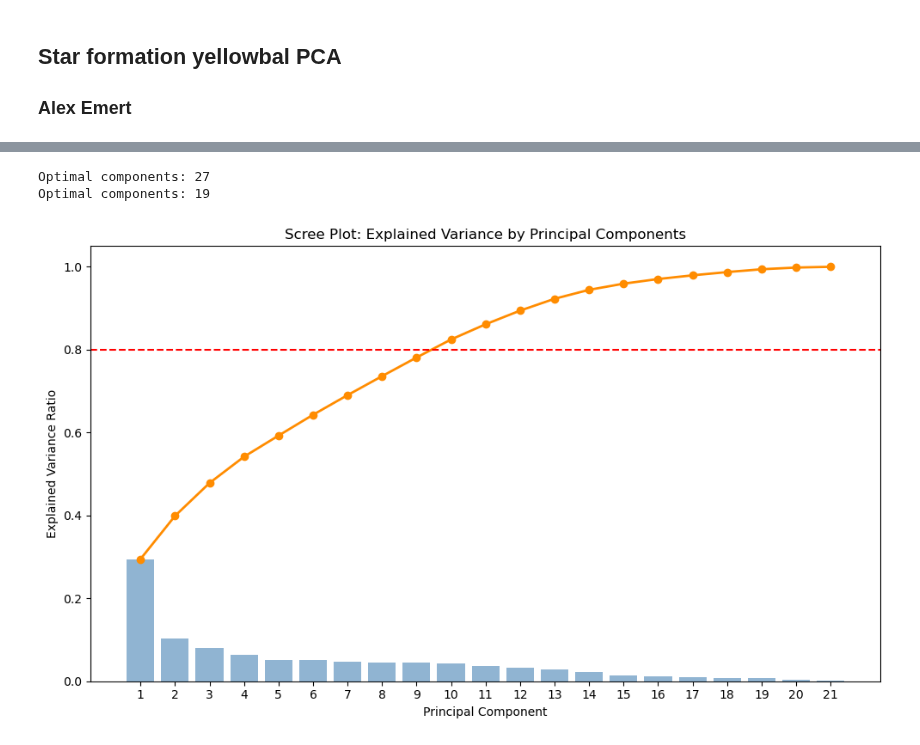
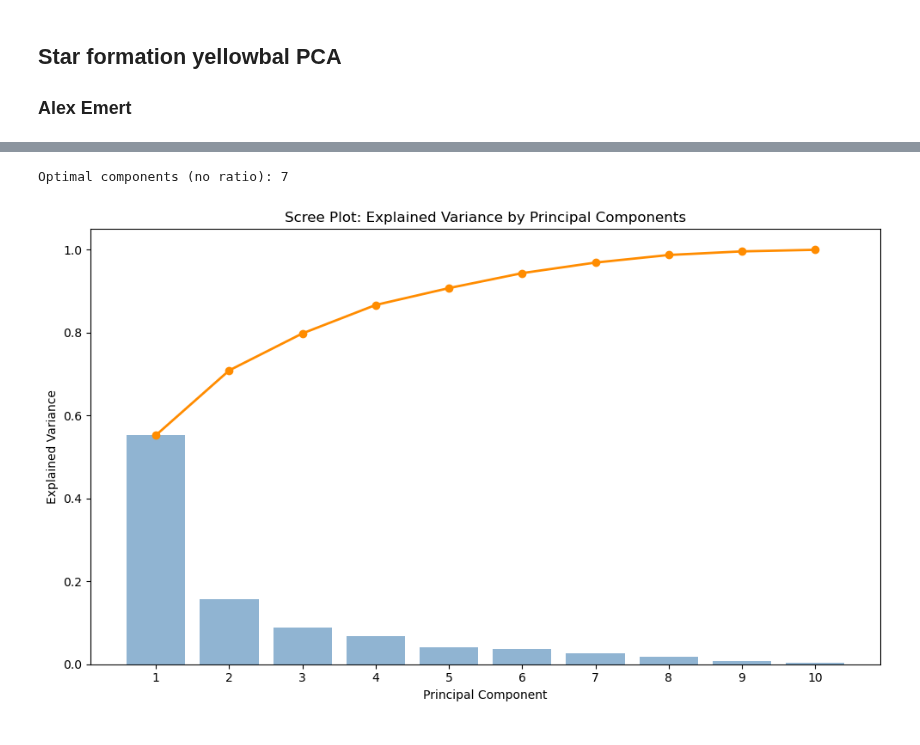
Before and after one commit to AlexEmert/Star-Formation-Research-Project-2026, a Jupyter notebook: scratch/PCA/pca-exploration.ipynb, the cells around one changed output, grey strips where cells are left out. Saved outputs shown, nothing was run; the diff lists cells and outputs as text; code cells hidden in the pictures.

```diff
--- a/scratch/PCA/pca-exploration.ipynb
+++ b/scratch/PCA/pca-exploration.ipynb
@@ -21,6 +22,6 @@ from sklearn import set_config
 set_config(transform_output="pandas")
 # %%
 phot = pd.read_csv(here("data/cleaned", "MIRION_cleaned_everything.csv"))
-phot=phot.drop(columns=['LRATIO', 'T_BOL', 'LM', 'L_BOL', 'MASS', 'DIAM', 'SURF_DENS', 'YB', 'TEMP'])
+phot=phot.drop(columns=['YB'])
 print(phot.head())
 # %% [output]
@@ -44,28 +45,14 @@ print(phot.head())
 # %%
-pca_preproc = Pipeline([
+flux_cols = ['F8', 'F12', 'F24', 'F70', 'F160', 'F250', 'F350', 'F500', 'F870', 'F1100']
+flux_cols = flux_cols[::-1]
+pca_pipe = Pipeline([
     ('impute', SimpleImputer(strategy='mean')),
-    ('scale', StandardScaler())
+    ('scale', StandardScaler()),
+    ('pca', PCA())
 ])
 
-pca_preproc_ratio = Pipeline([
-    ('impute', SimpleImputer(strategy='mean')),
-    ('ratio', RatioGenerator(cols=['F1100', 'F870', 'F500', 'F350', 'F250', 'F160', 'F70', 'F24', 'F12', 'F8'])),
-    ('scale', StandardScaler())
-])
+pca_preprocessor = ColumnTransformer([
+    ('pca_pipe', pca_pipe, flux_cols)
+], remainder='passthrough')
 
-pca_preproc_log = Pipeline([
-    ('impute', SimpleImputer(strategy='mean')),
-    ('ratio', RatioGenerator(cols=['F1100', 'F870', 'F500', 'F350', 'F250', 'F160', 'F70', 'F24', 'F12', 'F8'])),
-    ('log', ColumnTransformer([('log_ratio', FunctionTransformer(func=np.log), ['F1100_over_F870', 'F1100_over_F500', 'F1100_over_F350', 'F1100_over_F250', 'F1100_over_F160', 'F1100_over_F70', 'F1100_over_F24', 'F1100_over_F12', 'F1100_over_F8', 'F870_over_F500', 'F870_over_F350', 'F870_over_F250', 'F870_over_F160', 'F870_over_F70', 'F870_over_F24', 'F870_over_F12', 'F870_over_F8', 'F500_over_F350', 'F500_over_F250', 'F500_over_F160', 'F500_over_F70', 'F500_over_F24', 'F500_over_F12', 'F500_over_F8', 'F350_over_F250', 'F350_over_F160', 'F350_over_F70', 'F350_over_F24', 'F350_over_F12', 'F350_over_F8', 'F250_over_F160', 'F250_over_F70', 'F250_over_F24', 'F250_over_F12', 'F250_over_F8', 'F160_over_F70', 'F160_over_F24', 'F160_over_F12', 'F160_over_F8', 'F70_over_F24', 'F70_over_F12', 'F70_over_F8', 'F24_over_F12', 'F24_over_F8', 'F12_over_F8'])], remainder='passthrough')),
-    ('scale', StandardScaler())
-])
-
-
-phot_transformed = pca_preproc.fit_transform(phot)
-pca = PCA().fit(phot_transformed)
-
-phot_transformed_ratio = pca_preproc_ratio.fit_transform(phot)
-pca_ratio = PCA(n_components=20).fit(phot_transformed_ratio)
-
-phot_transformed_log = pca_preproc_log.fit_transform(phot)
-log_pca = PCA(n_components=20).fit(phot_transformed_log)
+phot_transformed = pca_preprocessor.fit_transform(phot)
@@ -72,31 +79,26 @@ log_pca = PCA(n_components=20).fit(phot_transformed_log)
 # %%
 p = 0.95
-n_components = 1 + np.argmax(np.cumsum(pca_ratio.explained_variance_ratio_) >= p)
-print("Optimal components (ratio):", n_components)
+var_ratio = pca_preprocessor.named_transformers_['pca_pipe'].named_steps['pca'].explained_variance_ratio_
 
-n_components = 1 + np.argmax(np.cumsum(log_pca.explained_variance_ratio_) >= p)
-print("Optimal components (log(ratio)):", n_components)
+n_components = 1 + np.argmax(np.cumsum(var_ratio) >= p)
+print("Optimal components (no ratio):", n_components)
 # %% [output]
-Optimal components: 27
-Optimal components: 19
+Optimal components (no ratio): 7
 # %%
-var_ratio = pca.explained_variance_ratio_
 cum_var_ratio = np.cumsum(var_ratio)
 
 plt.figure(figsize=(10, 6))
 plt.bar(range(1, len(var_ratio) + 1), var_ratio, alpha=0.6, align='center',
         label='Individual explained variance', color='steelblue')
 plt.plot(range(1, len(cum_var_ratio) + 1), cum_var_ratio,
              label='Cumulative explained variance', color='darkorange',
              linewidth=2, marker='o')
-plt.axhline(y=0.8, color='red', linestyle='--',
-                    label=f'80% Variance Threshold')
 plt.ylabel('Explained Variance')
 plt.xlabel('Principal Component')
 plt.title('Scree Plot: Explained Variance by Principal Components')
 plt.xticks(range(1, len(var_ratio) + 1))
 plt.ylim(0, 1.05)
 plt.tight_layout()
 plt.show()
 # %% [output]
-[figure, old version]
+[figure, new version]
```
Also changed, not shown: parts of 15 cells of this notebook, 4 other files.
